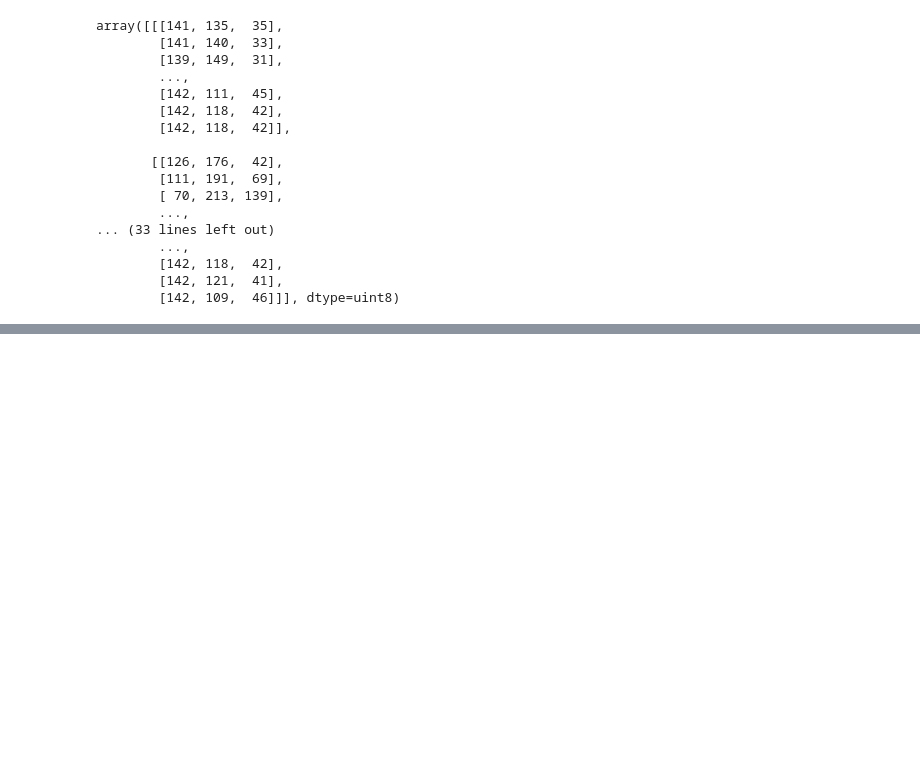
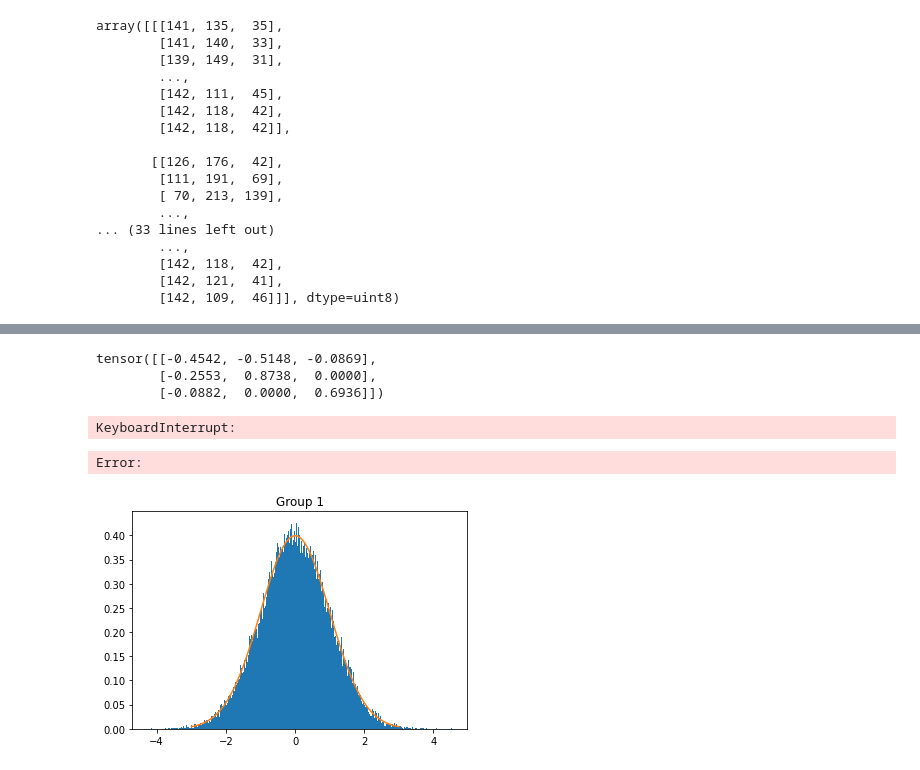
Before and after one commit to chenluyuZZ/PatchFusion, a Jupyter notebook: test.ipynb, the cells around one changed output, grey strips where cells are left out. Saved outputs shown, nothing was run; the diff lists cells and outputs as text; code cells hidden in the pictures; blank space fills up the shorter version.

```diff
--- a/test.ipynb
+++ b/test.ipynb
@@ -693,0 +713,71 @@ array([[[141, 135,  35],
+# %%
+import numpy as np
+import torch
+
+std = torch.tensor([[1, 0.5, 0.1],
+       [0.5, 1, 0],
+       [0.1, 0, 1]])
+
+mean = torch.tensor([[0., 0, 0],[0, 0, 0],[0, 0, 0]])
+
+samples = torch.normal(mean=mean, std=std)
+samples
+# %% [output]
+tensor([[-0.4542, -0.5148, -0.0869],
+        [-0.2553,  0.8738,  0.0000],
+        [-0.0882,  0.0000,  0.6936]])
+# %%
+import numpy as np
+import matplotlib.pyplot as plt
+
+# 生成测试数据
+data = np.random.randn(8,  224, 224)
+
+# 遍历每组数据
+for i in range(8):
+    mu = np.mean(data[i])
+    sigma = np.std(data[i])
+
+    # 绘制直方图
+    plt.hist(data[i], bins=500, density=True)
+
+    # 绘制pdf曲线
+    x = np.linspace(mu - 3*sigma, mu + 3*sigma, 100)
+    plt.plot(x, 1/(sigma * np.sqrt(2 * np.pi)) * np.exp( - (x - mu)**2 / (2 * sigma**2) ))
+
+
+    # 保存图像
+    plt.title('Group {}'.format(i+1))
+    plt.savefig('/home/sstl/fht/patchfusion/show_img/group{}_dist.png'.format(i+1))
+    plt.clf()
+# %% [output]
+KeyboardInterrupt:
+Error:
+# %%
+import numpy as np
+import matplotlib.pyplot as plt
+
+# 生成测试数据
+data = np.random.randn(8, 1, 224, 224)
+
+# 遍历每组数据
+for i in range(1):
+    # 将数据reshape为二维
+    sample = data[i].reshape(-1)
+
+    # 计算均值和标准差
+    mu = np.mean(sample)
+    sigma = np.std(sample)
+
+    # 绘制直方图
+    plt.hist(sample, bins=500, density=True)
+
+    # 绘制概率密度函数曲线
+    x = np.linspace(mu - 3*sigma, mu + 3*sigma, 100)
+    plt.plot(x, 1/(sigma * np.sqrt(2 * np.pi)) * np.exp( - (x - mu)**2 / (2 * sigma**2) ))
+
+    # 保存图像
+    plt.title('Group {}'.format(i+1))
+    plt.show()
+# %% [output]
+[figure, added]
```
Also changed, not shown: parts of 2 cells of this notebook, 3 other files.
